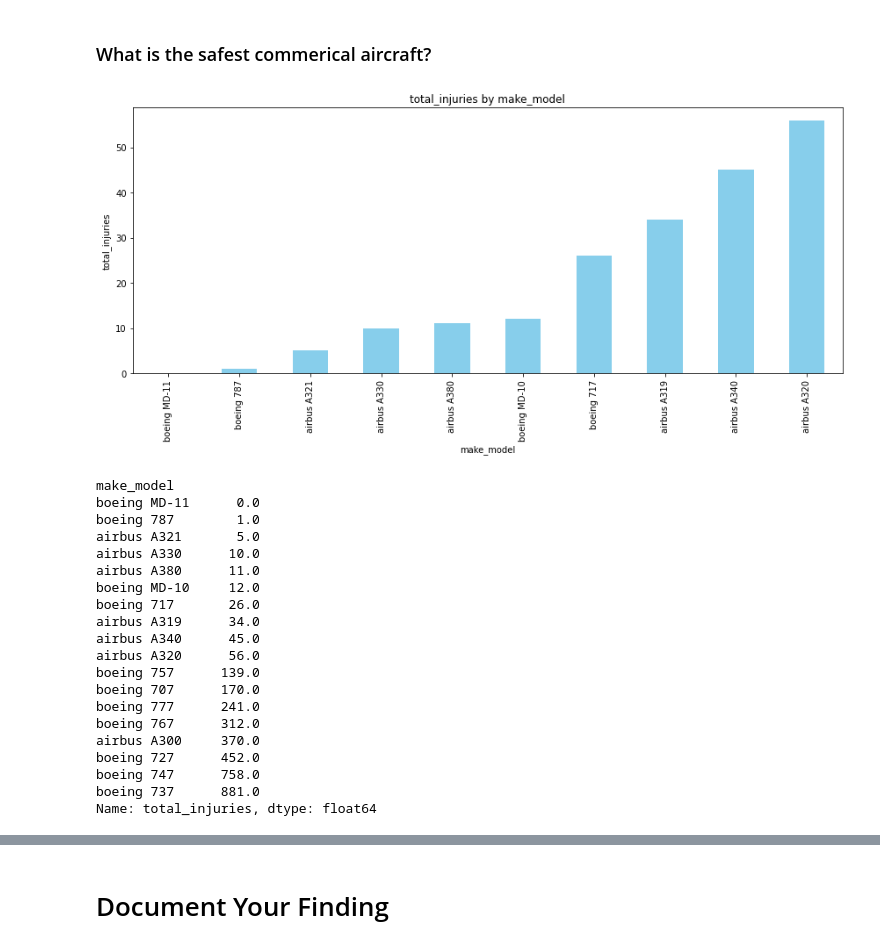
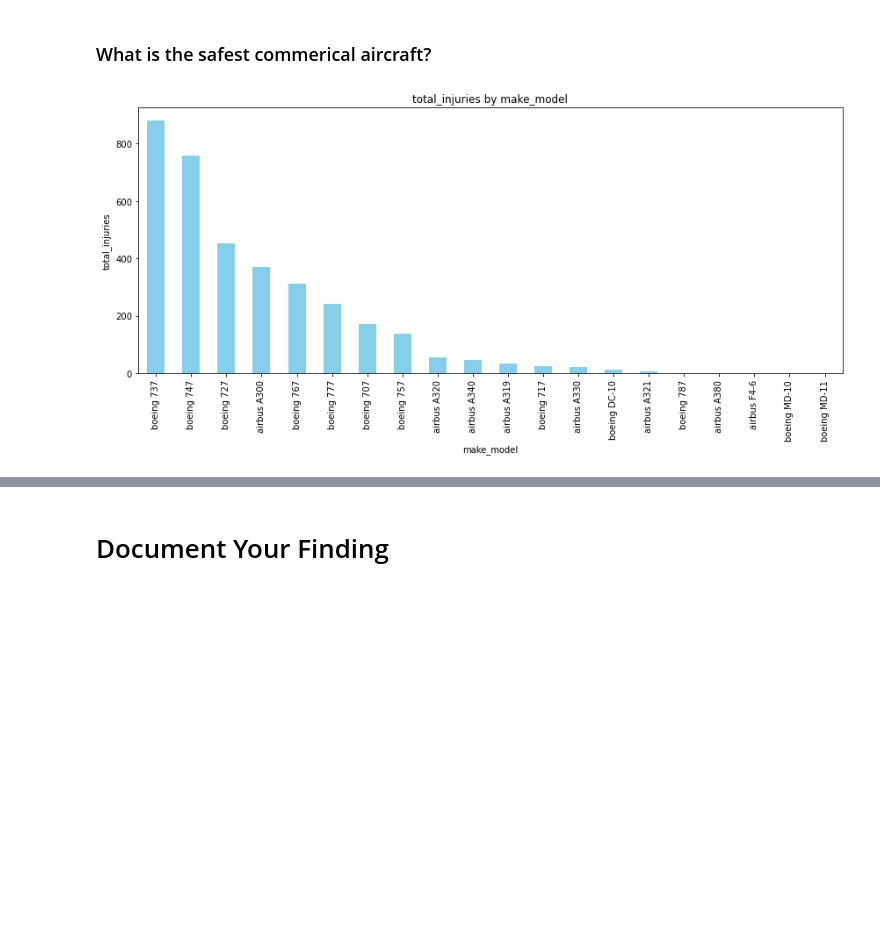
Before and after one commit to Haoweee/Phase-1-Project-1, a Jupyter notebook: combined_eda.ipynb, the cells around one changed output, grey strips where cells are left out. Cells and saved outputs as stored; diff of their text form; code cells hidden in the pictures; blank space fills up the shorter version.

```diff
--- a/combined_eda.ipynb
+++ b/combined_eda.ipynb
@@ -984,6 +755,35 @@ boeing_replace_dict = {
+# %%
+boeing_replace_dict = {}
+for plane in unique_boeing_commercial_planes:
+    if plane[1] == '-':
+        # If the plane starts with 'B' and contains '-', like 'B737-300', take the part after 'B' and before the '-'
+        boeing_replace_dict[plane] = plane.replace('-', '')[1:4]
+    elif "BOEING" in plane:
+        # If the plane contains 'BOEING', like 'BOEING 777-236',remove 'BOEING', strip leading/trailing whitespace,
+        # and extract the first three digits from the remaining string
+        boeing_replace_dict[plane] = plane.replace('BOEING', '')[1:4]
+    elif "MD" in plane or "DC" in plane:
+        # If the plane contains 'MD' or 'DC', like 'MD-11' or 'DC-10', take the first five characters of the plane
+        boeing_replace_dict[plane] = plane[:5]
+    elif plane[0].isalpha():
+        # If the plane starts with an alpha character, take characters from index 1 to 4
+        boeing_replace_dict[plane] = plane[1:4]
+    else:
+        # Take the first three characters
+        boeing_replace_dict[plane] = plane[:3]
 # %%
 # Apply the replacements for Airbus
 aviation_df['model'] =aviation_df['model'].replace(airbus_replace_dict)
 
 # Apply the replacements for Boeing
 aviation_df['model'] = aviation_df['model'].replace(boeing_replace_dict)
+# %%
+# Relabel the 'purpose_of_flight' column for commercial flights
+
+# Create a list of the unique keys from the replacement dictionaries
+# The keys are the corrected models of the aircrafts that are commerical planes
+models_to_update = set(list(airbus_replace_dict.keys()) + list(boeing_replace_dict.keys()))
+
+# Update the 'purpose_of_flight' column to the string 'commercial flight' for rows where the 'model' column
+# matches any model from the combined set of Airbus and Boeing models.
+aviation_df.loc[aviation_df['model'].isin(models_to_update), 'purpose_of_flight'] = 'commercial flight'
@@ -1323,41 +1495,12 @@ plt.show()
 # %% [markdown]
 ### What is the safest commerical aircraft?
 # %%
-airbus_v_boeing_df = aviation_df[
-    (aviation_df['engine_type'] == 'turbo fan') &
-    ((aviation_df['make'] == 'airbus') |
-    (aviation_df['make'] == 'boeing'))
-]
-
-create_comparison_bar_chart(airbus_v_boeing_df, 'make_model', 'total_injuries', 'sum', True, 10)
+create_comparison_bar_chart(airbus_v_boeing_df, 'make_model', 'total_injuries', 'sum', False, 50)
 
 # Calculate numerical measure for each categorical column
 commercial_aircraft = airbus_v_boeing_df.groupby('make_model')['total_injuries'].sum()
-
-#Sort the data
-print(commercial_aircraft.sort_values())
 # %% [output]
-[figure, old version]
+[figure, new version]
-make_model
-boeing MD-11      0.0
-boeing 787        1.0
-airbus A321       5.0
-airbus A330      10.0
-airbus A380      11.0
-boeing MD-10     12.0
-boeing 717       26.0
-airbus A319      34.0
-airbus A340      45.0
-airbus A320      56.0
-boeing 757      139.0
-boeing 707      170.0
-boeing 777      241.0
-boeing 767      312.0
-airbus A300     370.0
-boeing 727      452.0
-boeing 747      758.0
-boeing 737      881.0
-Name: total_injuries, dtype: float64
 # %% [markdown]
 **Analysis**
 
```
Also changed, not shown: parts of 52 cells of this notebook, 1 other file.
